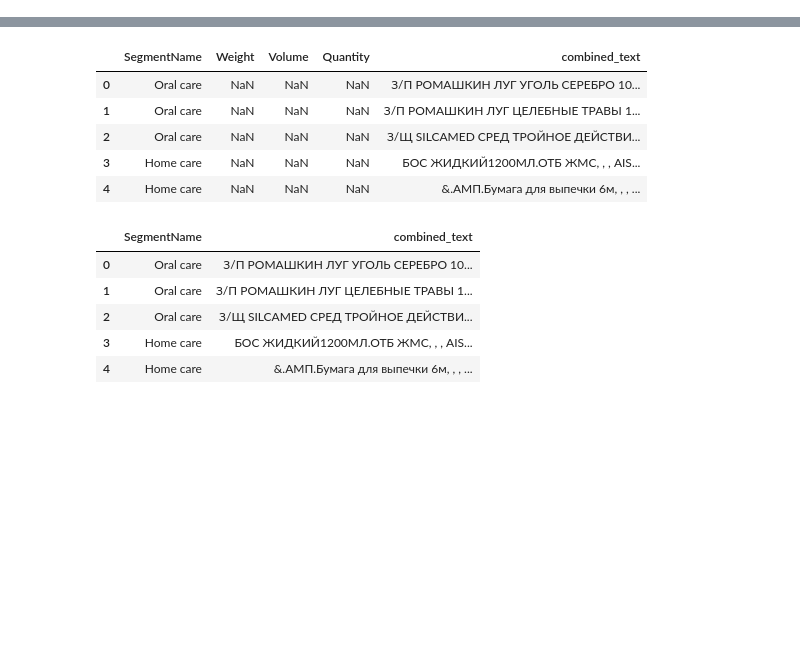
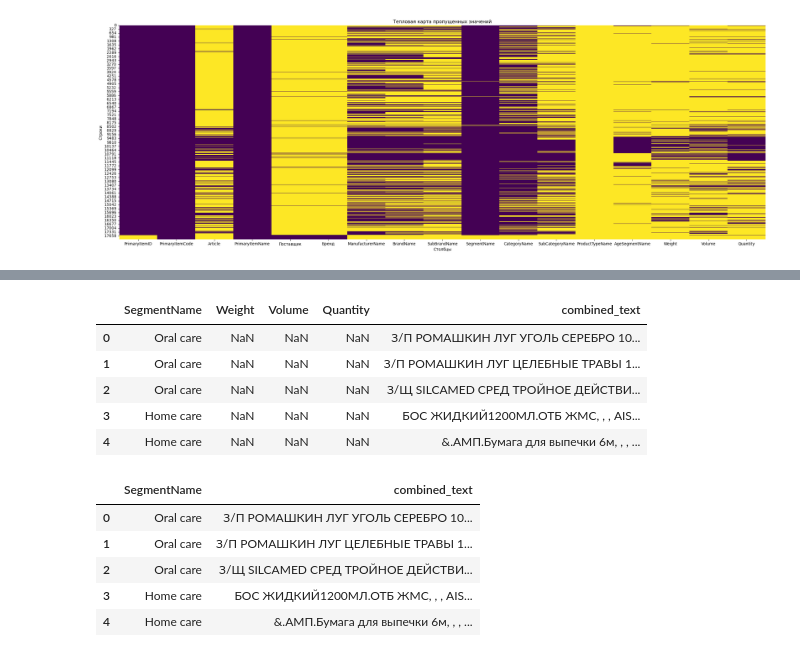
Before and after one commit to dmitryburn/checking_datasets, a Jupyter notebook: notebooks/splat.ipynb, the cells around one changed output, grey strips where cells are left out. Cells and saved outputs as stored; diff of their text form; code cells hidden in the pictures; blank space fills up the shorter version.

```diff
--- a/notebooks/splat.ipynb
+++ b/notebooks/splat.ipynb
@@ -32,3 +49,16 @@ df
+# %%
+import pandas as pd
+import matplotlib.pyplot as plt
+import seaborn as sns
+
+plt.figure(figsize=(30, 10))
+sns.heatmap(df.isnull(), cbar=False, cmap='viridis')
+plt.title('Тепловая карта пропущенных значений')
+plt.xlabel('Столбцы')
+plt.ylabel('Строки')
+plt.show()
+# %% [output]
+[figure, added]
 # %%
 df = df.drop(['PrimaryItemID','PrimaryItemCode','Article','ProductTypeName'],axis=1)
 for column in df.columns:
```
Also changed, not shown: parts of 4 cells of this notebook, 10 other files.
